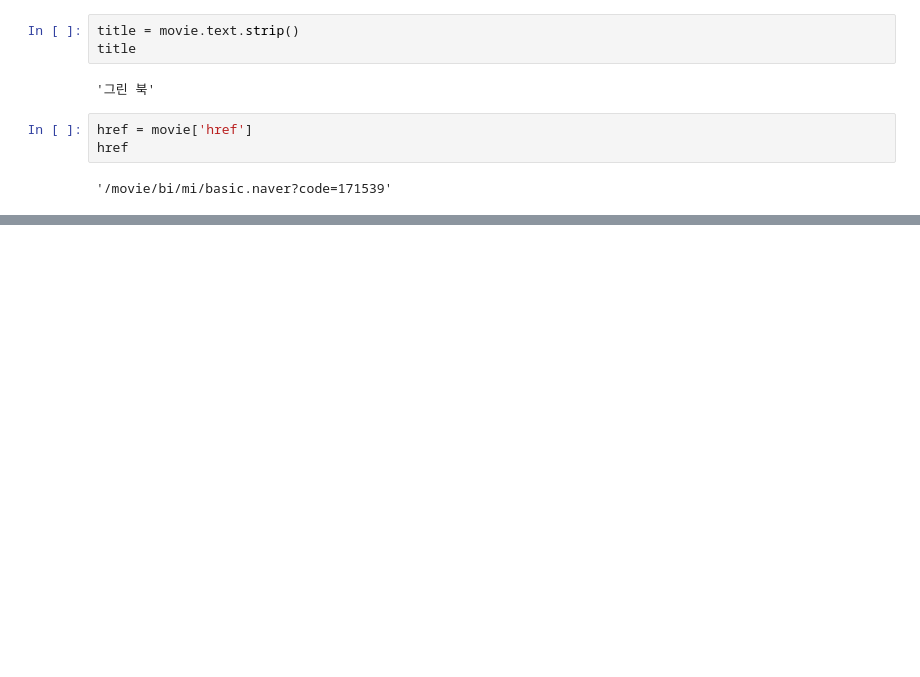
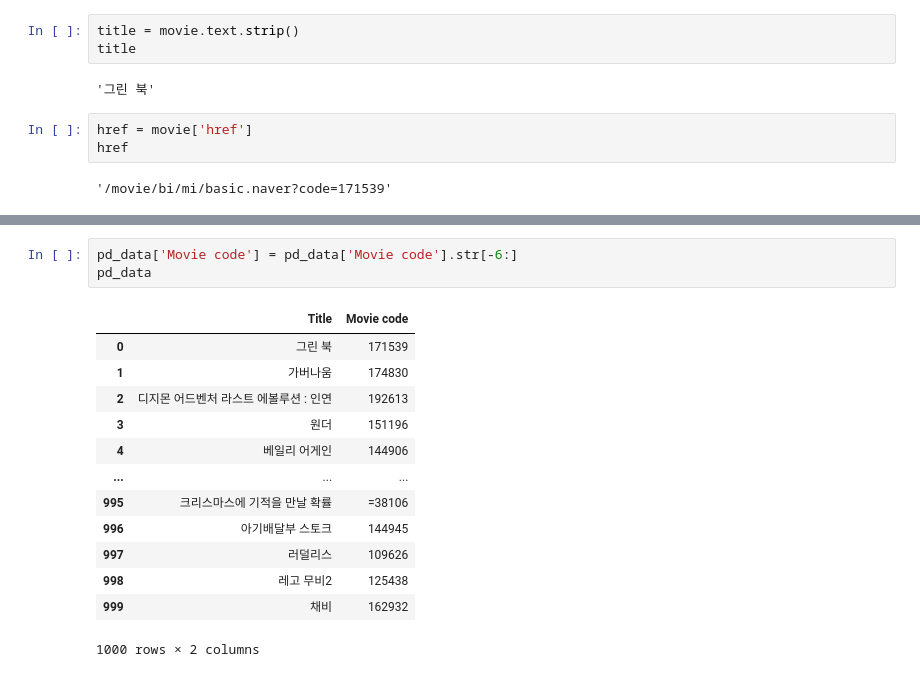
Before and after one commit to victoria2012/Multi_A_2Team, a Jupyter notebook: scraping/naver_allmovie_data.ipynb, the cells around one changed output, grey strips where cells are left out. Cells and saved outputs as stored; diff of their text form; blank space fills up the shorter version.

```diff
--- a/scraping/naver_allmovie_data.ipynb
+++ b/scraping/naver_allmovie_data.ipynb
@@ -113,0 +133,17 @@ data
+# %%
+pd_data['Movie code'] = pd_data['Movie code'].str[-6:]
+pd_data
+# %% [output]
+|  | Title | Movie code |
+| 0 | 그린 북 | 171539 |
+| 1 | 가버나움 | 174830 |
+| 2 | 디지몬 어드벤처 라스트 에볼루션 : 인연 | 192613 |
+| 3 | 원더 | 151196 |
+| 4 | 베일리 어게인 | 144906 |
+| ... | ... | ... |
+| 995 | 크리스마스에 기적을 만날 확률 | =38106 |
+| 996 | 아기배달부 스토크 | 144945 |
+| 997 | 러덜리스 | 109626 |
+| 998 | 레고 무비2 | 125438 |
+| 999 | 채비 | 162932 |
+1000 rows × 2 columns
```
Also changed, not shown: parts of 8 cells of this notebook, 1 other file.
